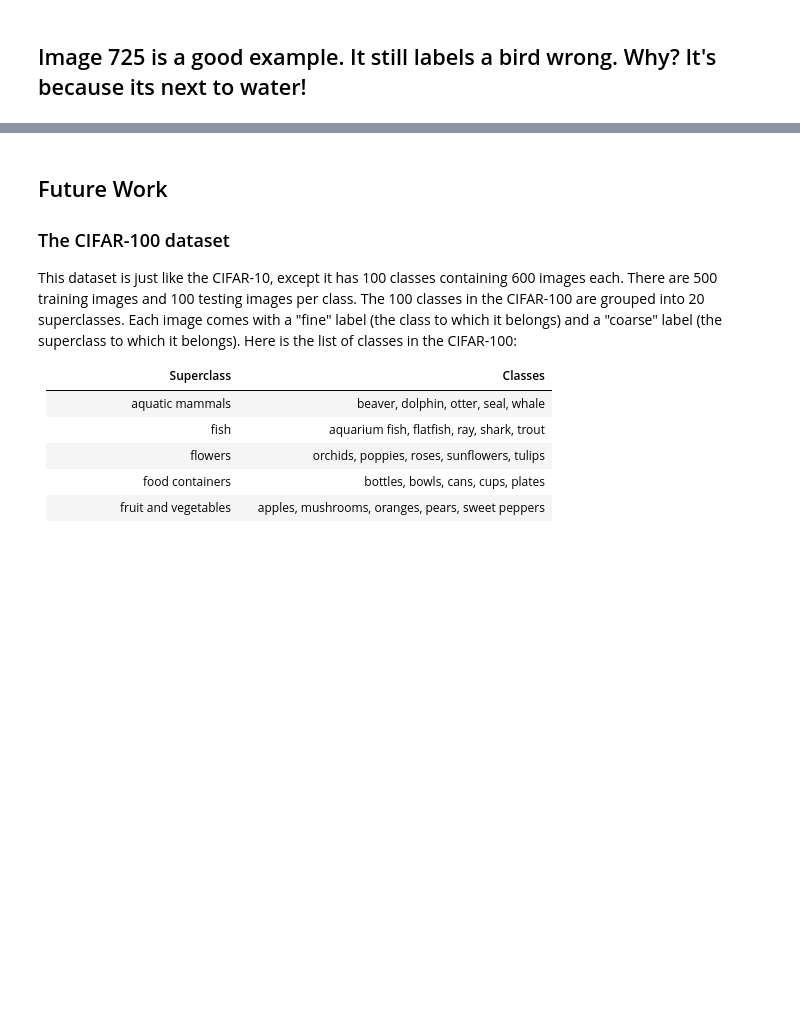
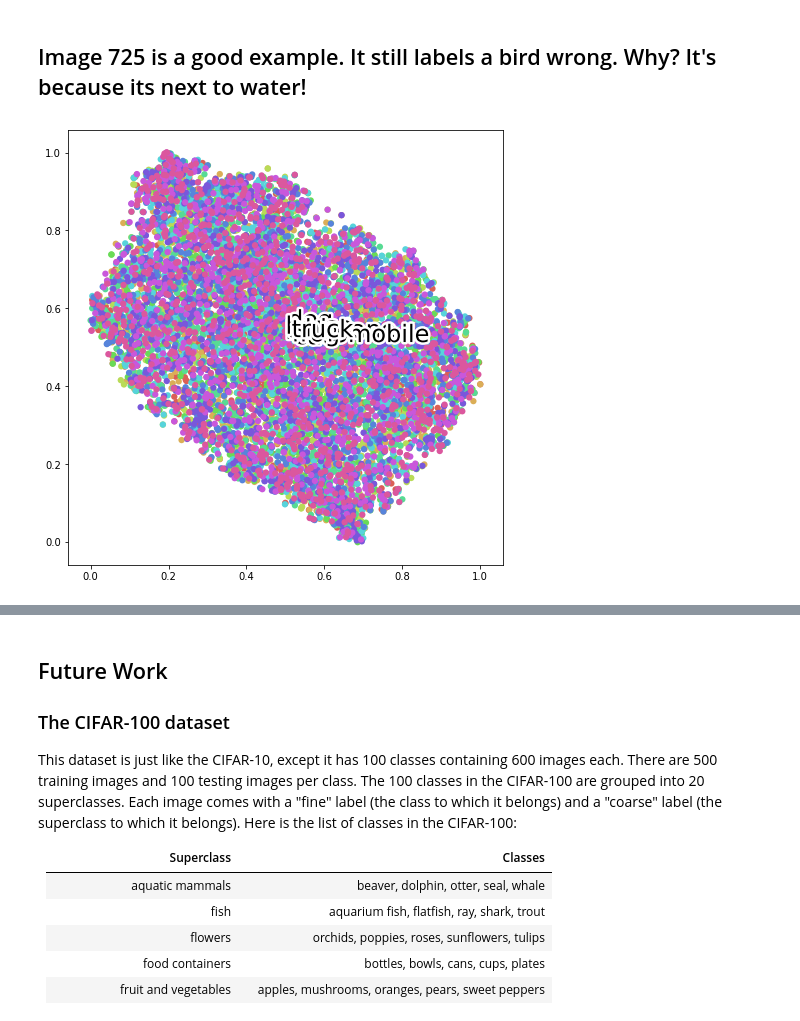
Before and after one commit to RyanDigiCat/IntrotoAITest, a Jupyter notebook: IntroToAI.ipynb, the cells around one changed output, grey strips where cells are left out. Saved outputs shown, nothing was run; the diff lists cells and outputs as text; code cells hidden in the pictures; blank space fills up the shorter version.

```diff
--- a/IntroToAI.ipynb
+++ b/IntroToAI.ipynb
@@ -910,6 +922,6 @@ interactive(children=(IntSlider(value=0, description='Image index', layout=Layou
 # %%
 from sklearn.manifold import TSNE
 # %%
-intermediate_layer_model = tf.keras.Model(inputs=vgg_model.input,
-                                 outputs=vgg_model.get_layer('flatten').output)
-intermediate_output = intermediate_layer_model.predict(X_test)
+feature_extractor = tf.keras.Model(inputs=vgg_model.input,
+                                   outputs=vgg_model.get_layer('dense_projection').output)
+features = feature_extractor.predict(X_test)
@@ -917,0 +928,27 @@ tsne_points = TSNE(perplexity=30).fit_transform(intermediate_output)
+# %%
+from sklearn.manifold import TSNE
+tsne = TSNE().fit_transform(features)
+tx, ty = tsne[:,0], tsne[:,1]
+tx = (tx-np.min(tx)) / (np.max(tx) - np.min(tx))
+ty = (ty-np.min(ty)) / (np.max(ty) - np.min(ty))
+# %%
+tsne = (tsne - np.min(tsne)) / (np.max(tsne) - np.min(tsne))
+# %%
+import matplotlib.patheffects as pe
+palette = np.array(sns.color_palette("hls", 10))  #Choosing color palette
+
+colours = np.hstack([y_test[y_test==i] for i in range(10)])
+# Create a scatter plot.
+fig = plt.figure(figsize=(8, 8))
+ax = plt.subplot(aspect='equal')
+sc = ax.scatter(tx, ty, lw=0, s=40, c=palette[colours.astype(np.int)])
+# Add the labels for each digit.
+txts = []
+for class_number, class_name in CLASS_NAMES.items():
+    # Position of each label.
+    xtext, ytext = np.median(tsne[colours == class_number, :], axis=0)
+    txt = ax.text(xtext, ytext, str(class_name), fontsize=24)
+    txt.set_path_effects([pe.Stroke(linewidth=5, foreground="w"), pe.Normal()])
+    txts.append(txt)
+# %% [output]
+[figure, added]
```
Also changed, not shown: parts of 10 cells of this notebook.
